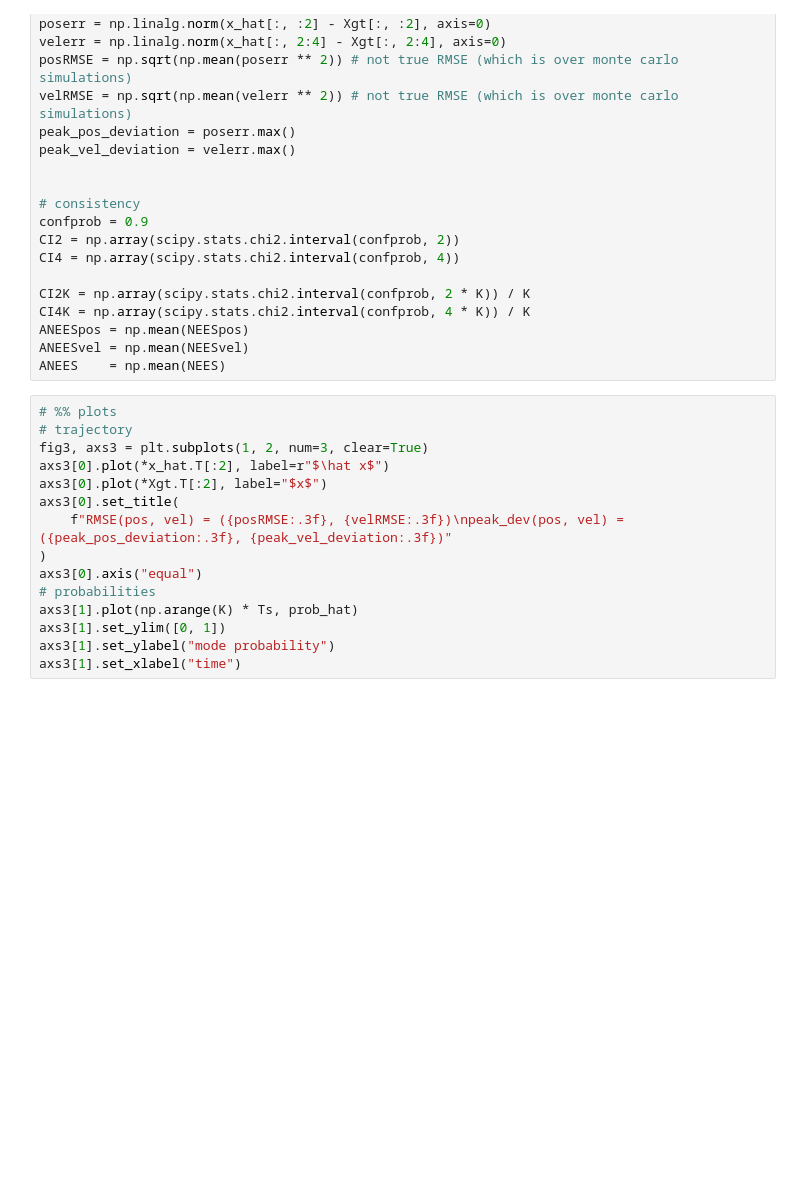
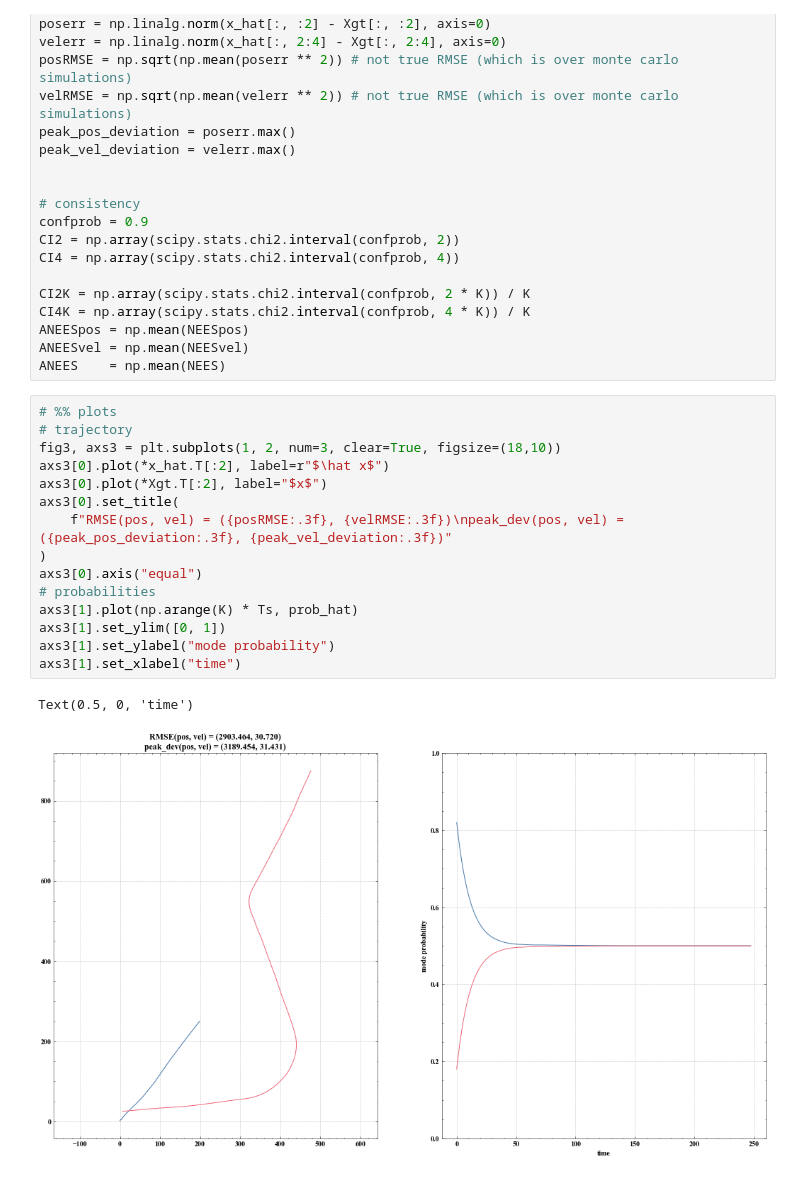
Before and after one commit to jkaob/TTK4250-sensorfusion, a Jupyter notebook: o6/o6.ipynb, the cells around one changed output. Cells and saved outputs as stored; diff of their text form; blank space fills up the shorter version.

```diff
--- a/o6/o6.ipynb
+++ b/o6/o6.ipynb
@@ -183,17 +183,20 @@ ANEES    = np.mean(NEES)
 # %%
 # %% plots
 # trajectory
-fig3, axs3 = plt.subplots(1, 2, num=3, clear=True)
+fig3, axs3 = plt.subplots(1, 2, num=3, clear=True, figsize=(18,10))
 axs3[0].plot(*x_hat.T[:2], label=r"$\hat x$")
 axs3[0].plot(*Xgt.T[:2], label="$x$")
 axs3[0].set_title(
     f"RMSE(pos, vel) = ({posRMSE:.3f}, {velRMSE:.3f})\npeak_dev(pos, vel) = ({peak_pos_deviation:.3f}, {peak_vel_deviation:.3f})"
 )
 axs3[0].axis("equal")
 # probabilities
 axs3[1].plot(np.arange(K) * Ts, prob_hat)
 axs3[1].set_ylim([0, 1])
 axs3[1].set_ylabel("mode probability")
 axs3[1].set_xlabel("time")
+# %% [output]
+Text(0.5, 0, 'time')
+[figure, added]
 # %%
 # NEES
```
Also changed, not shown: parts of 2 cells of this notebook.
